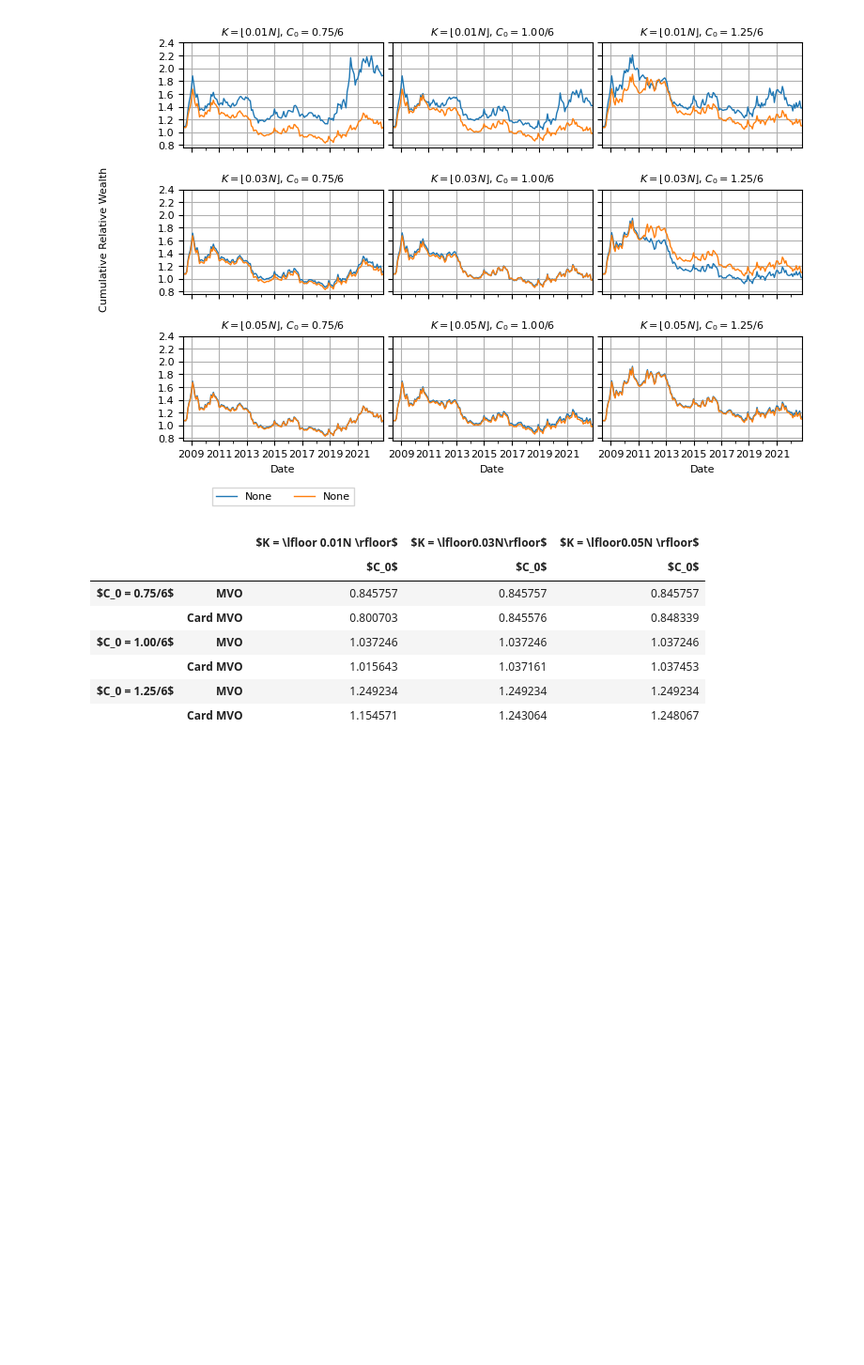
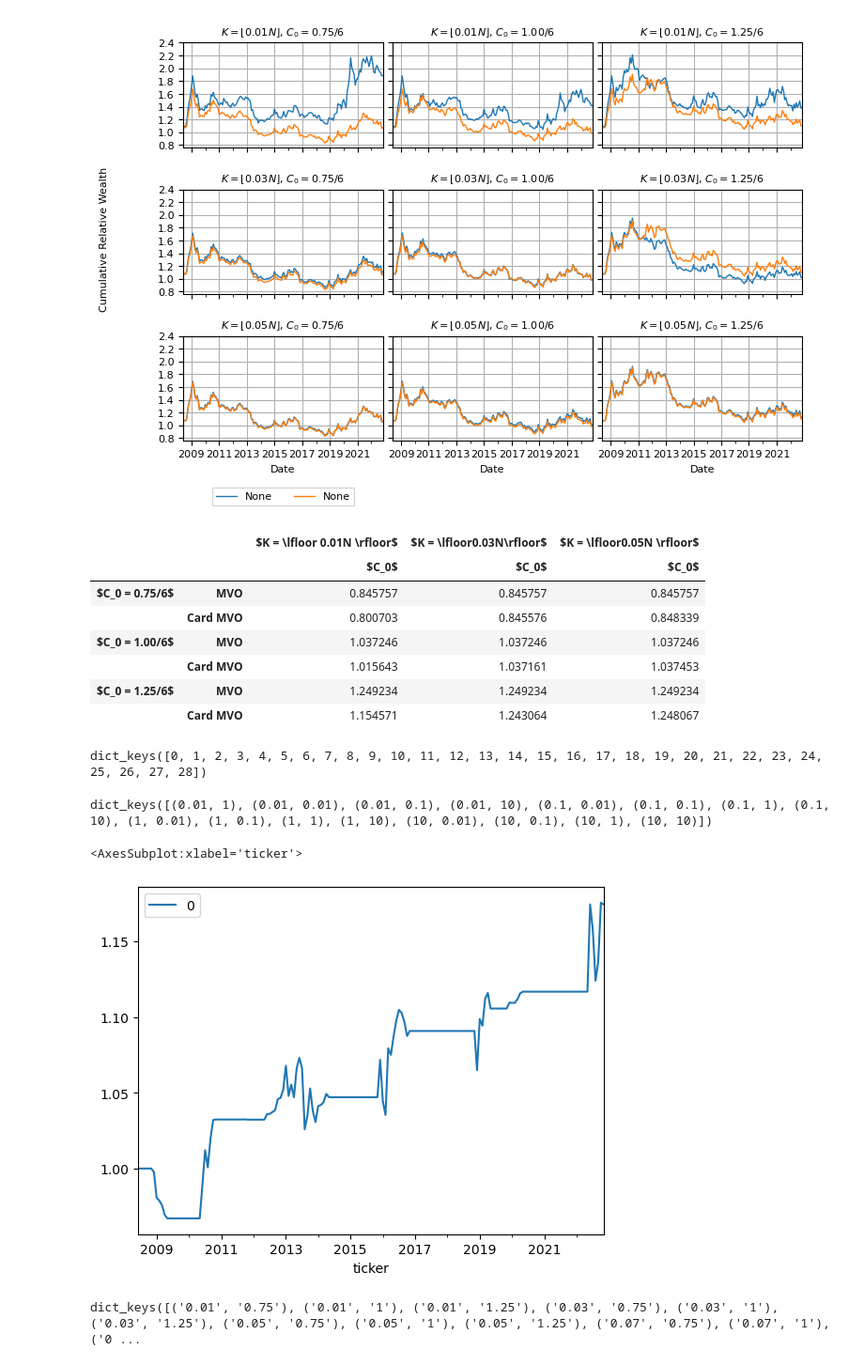
Before and after one commit to davidislip/support_vector_risk_machine, a Jupyter notebook: Results.ipynb, the cells around one changed output. Shown at 94% size. Cells and saved outputs as stored; diff of their text form; code cells hidden in the pictures; blank space fills up the shorter version.

```diff
--- a/Results.ipynb
+++ b/Results.ipynb
@@ -239,3 +239,35 @@ make_turnover_table(CardMVO_results, MVO_results, turnover_limits, cardinality_r
 |  | Card MVO | 1.015643 | 1.037161 | 1.037453 |
 | $C_0 = 1.25/6$ | MVO | 1.249234 | 1.249234 | 1.249234 |
 |  | Card MVO | 1.154571 | 1.243064 | 1.248067 |
+# %%
+SVMMVO_path = "Experiments//"+universe+"//SVMMVO//3"
+
+file = '2d92cebd1ab62721978e6a37523dedec16aebff7_hyperparam_hist.pkl'
+
+experiment_file_path = SVMMVO_path + "//" + file
+with open(experiment_file_path,  'rb') as fp:
+    experimental_results = pkl.load(fp)
+# %%
+experimental_results.keys()
+# %% [output]
+dict_keys([0, 1, 2, 3, 4, 5, 6, 7, 8, 9, 10, 11, 12, 13, 14, 15, 16, 17, 18, 19, 20, 21, 22, 23, 24, 25, 26, 27, 28])
+# %%
+experimental_results[0]['optimization_results'].keys()
+# %% [output]
+dict_keys([(0.01, 1), (0.01, 0.01), (0.01, 0.1), (0.01, 10), (0.1, 0.01), (0.1, 0.1), (0.1, 1), (0.1, 10), (1, 0.01), (1, 0.1), (1, 1), (1, 10), (10, 0.01), (10, 0.1), (10, 1), (10, 10)])
+# %%
+file = '2d92cebd1ab62721978e6a37523dedec16aebff7_experimental_info.pkl'
+
+experiment_file_path = SVMMVO_path + "//" + file
+with open(experiment_file_path,  'rb') as fp:
+    experimental_results = pkl.load(fp)
+# %%
+(experimental_results['portfValue']/CardMVO_results[('0.01', '0.75')][0].values).plot()
+#CardMVO_results[('0.01', '0.75')][0].plot()
+# %% [output]
+<AxesSubplot:xlabel='ticker'>
+[figure, added]
+# %%
+CardMVO_results.keys()
+# %% [output]
+dict_keys([('0.01', '0.75'), ('0.01', '1'), ('0.01', '1.25'), ('0.03', '0.75'), ('0.03', '1'), ('0.03', '1.25'), ('0.05', '0.75'), ('0.05', '1'), ('0.05', '1.25'), ('0.07', '0.75'), ('0.07', '1'), ('0 ...
```
Also changed, not shown: 2 other files.
